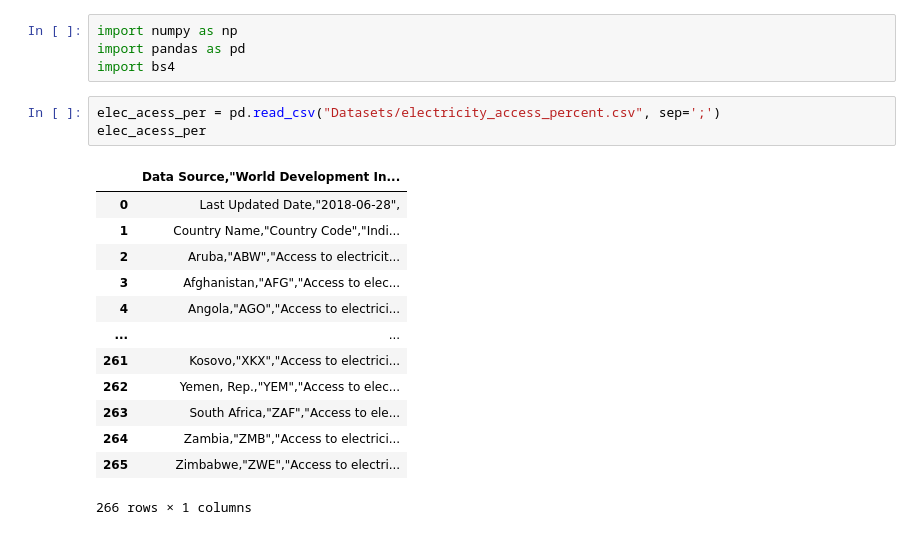
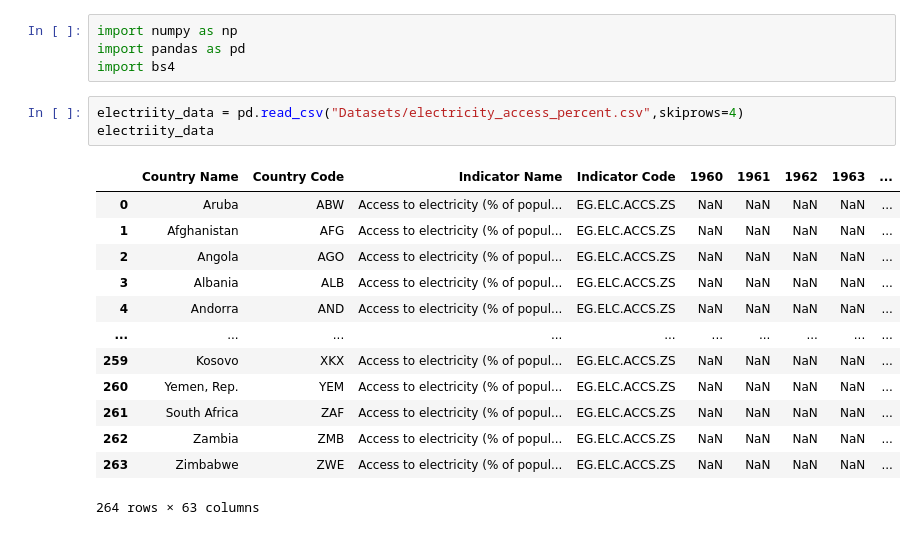
Before and after one commit to ritik-3/ETL_learning, a Jupyter notebook: first.ipynb, the cells around one changed output. Drawn from its saved outputs; the diff is of its cells as text.

```diff
--- a/first.ipynb
+++ b/first.ipynb
@@ -3,20 +3,20 @@ import numpy as np
 import pandas as pd
 import bs4
 # %%
-elec_acess_per = pd.read_csv("Datasets/electricity_access_percent.csv", sep=';')
-elec_acess_per
+electriity_data = pd.read_csv("Datasets/electricity_access_percent.csv",skiprows=4)
+electriity_data
 # %% [output]
-|  | Data Source,"World Development In... |
-| 0 | Last Updated Date,"2018-06-28", |
-| 1 | Country Name,"Country Code","Indi... |
-| 2 | Aruba,"ABW","Access to electricit... |
-| 3 | Afghanistan,"AFG","Access to elec... |
-| 4 | Angola,"AGO","Access to electrici... |
-| ... | ... |
-| 261 | Kosovo,"XKX","Access to electrici... |
-| 262 | Yemen, Rep.,"YEM","Access to elec... |
-| 263 | South Africa,"ZAF","Access to ele... |
-| 264 | Zambia,"ZMB","Access to electrici... |
-| 265 | Zimbabwe,"ZWE","Access to electri... |
+|  | Country Name | Country Code | Indicator Name | Indicator Code | 1960 | 1961 | 1962 | 1963 | ... |
+| 0 | Aruba | ABW | Access to electricity (% of popul... | EG.ELC.ACCS.ZS | NaN | NaN | NaN | NaN | ... |
+| 1 | Afghanistan | AFG | Access to electricity (% of popul... | EG.ELC.ACCS.ZS | NaN | NaN | NaN | NaN | ... |
+| 2 | Angola | AGO | Access to electricity (% of popul... | EG.ELC.ACCS.ZS | NaN | NaN | NaN | NaN | ... |
+| 3 | Albania | ALB | Access to electricity (% of popul... | EG.ELC.ACCS.ZS | NaN | NaN | NaN | NaN | ... |
+| 4 | Andorra | AND | Access to electricity (% of popul... | EG.ELC.ACCS.ZS | NaN | NaN | NaN | NaN | ... |
+| ... | ... | ... | ... | ... | ... | ... | ... | ... | ... |
+| 259 | Kosovo | XKX | Access to electricity (% of popul... | EG.ELC.ACCS.ZS | NaN | NaN | NaN | NaN | ... |
+| 260 | Yemen, Rep. | YEM | Access to electricity (% of popul... | EG.ELC.ACCS.ZS | NaN | NaN | NaN | NaN | ... |
+| 261 | South Africa | ZAF | Access to electricity (% of popul... | EG.ELC.ACCS.ZS | NaN | NaN | NaN | NaN | ... |
+| 262 | Zambia | ZMB | Access to electricity (% of popul... | EG.ELC.ACCS.ZS | NaN | NaN | NaN | NaN | ... |
+| 263 | Zimbabwe | ZWE | Access to electricity (% of popul... | EG.ELC.ACCS.ZS | NaN | NaN | NaN | NaN | ... |
-266 rows × 1 columns
+264 rows × 63 columns
 # %%
```
Also changed, not shown: parts of 5 cells of this notebook, 1 other file.
